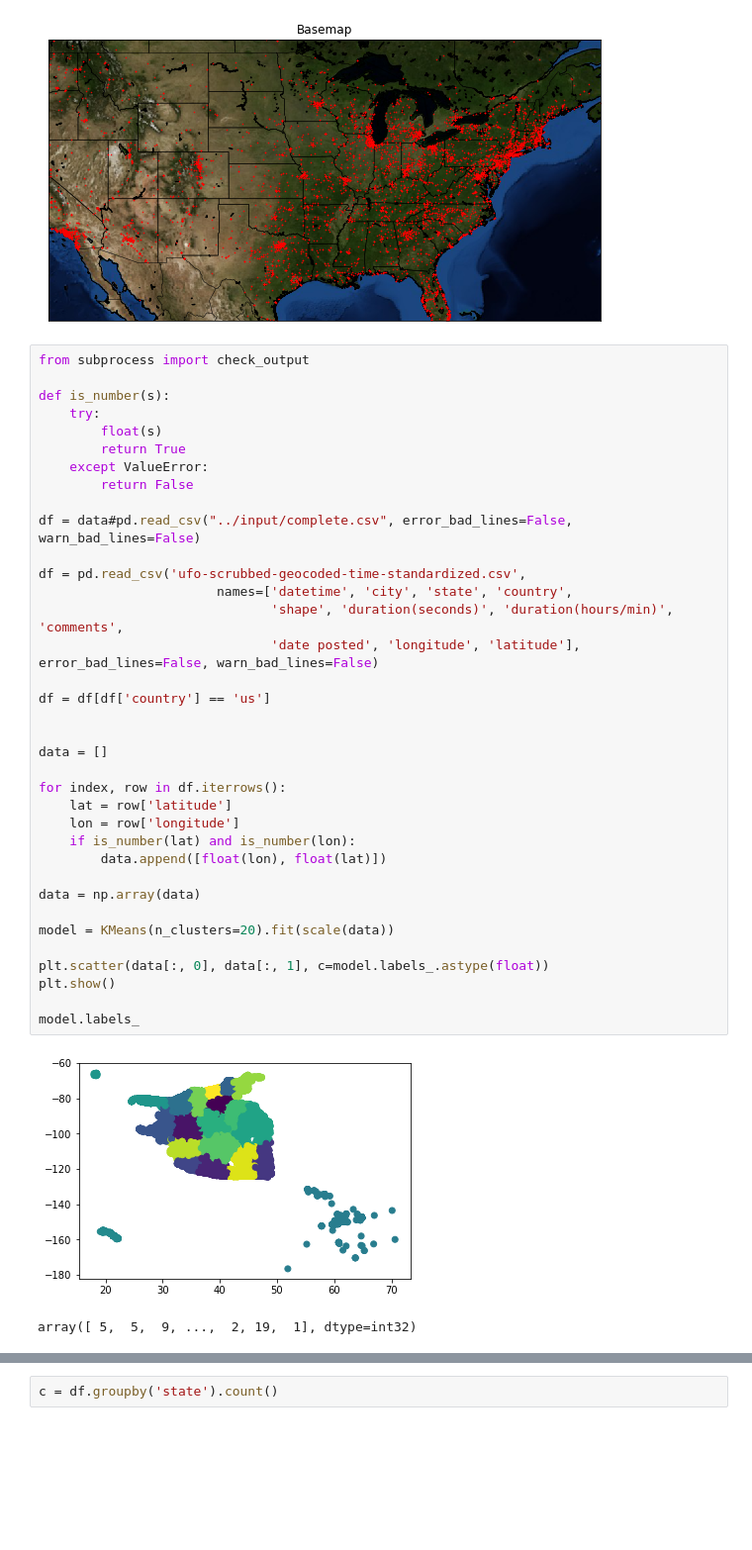
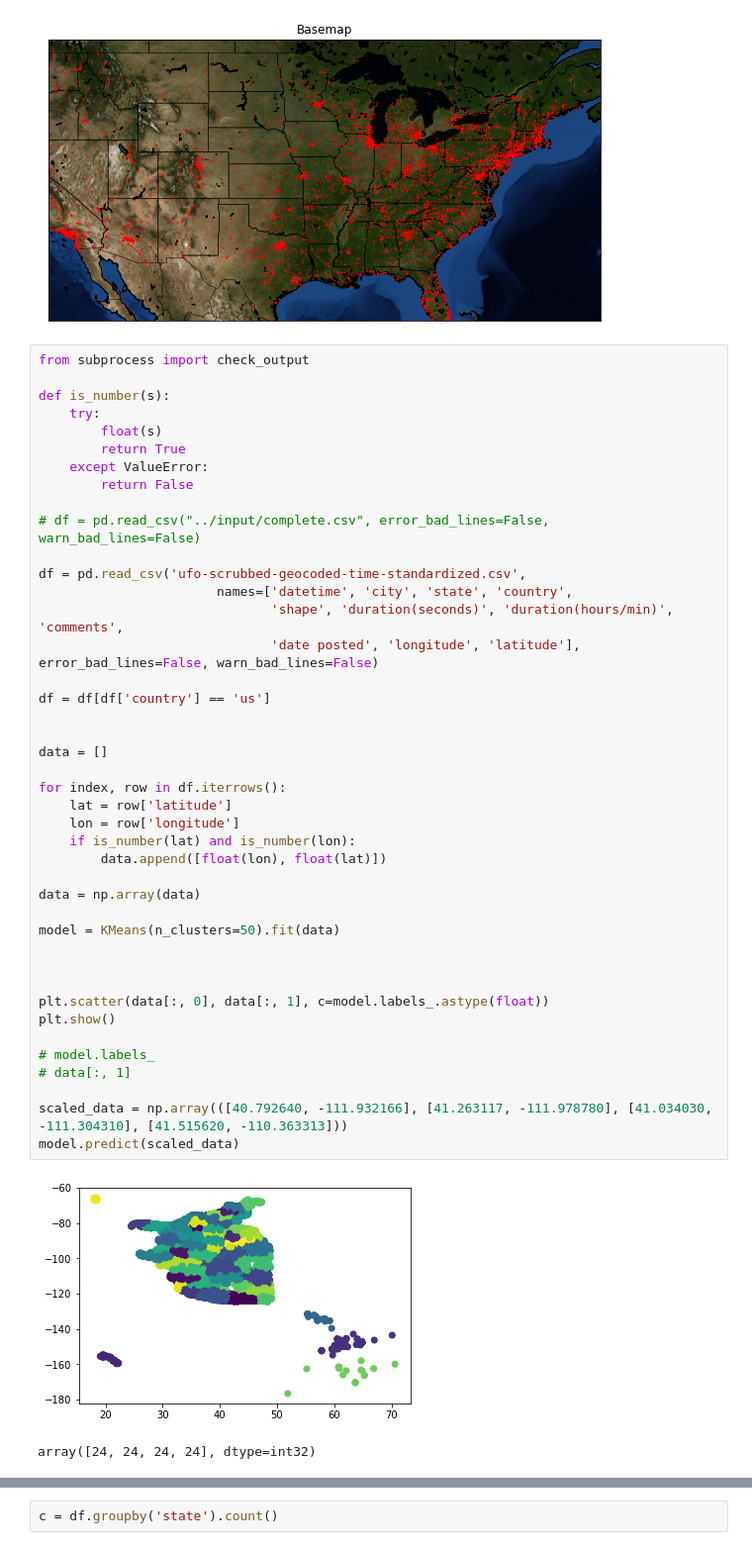
Before and after one commit to jesuszarate/ML-FinalProject, a Jupyter notebook: Jupyter-Notebooks/MappingOfCoordinates.ipynb, the cells around one changed output, grey strips where cells are left out. Shown at 99% size. Drawn from its saved outputs; the diff is of its cells as text; blank space fills up the shorter version.

```diff
--- a/MappingOfCoordinates.ipynb
+++ b/Jupyter-Notebooks/MappingOfCoordinates.ipynb
@@ -97,35 +97,41 @@ def is_number(s):
     try:
         float(s)
         return True
     except ValueError:
         return False
 
-df = data#pd.read_csv("../input/complete.csv", error_bad_lines=False, warn_bad_lines=False)
+# df = pd.read_csv("../input/complete.csv", error_bad_lines=False, warn_bad_lines=False)
 
 df = pd.read_csv('ufo-scrubbed-geocoded-time-standardized.csv',
                        names=['datetime', 'city', 'state', 'country',
                               'shape', 'duration(seconds)', 'duration(hours/min)', 'comments',
                               'date posted', 'longitude', 'latitude'], error_bad_lines=False, warn_bad_lines=False)
 
 df = df[df['country'] == 'us']
 
 
 data = []
 
 for index, row in df.iterrows():
     lat = row['latitude']
     lon = row['longitude']
     if is_number(lat) and is_number(lon):
         data.append([float(lon), float(lat)])
 
 data = np.array(data)
 
-model = KMeans(n_clusters=20).fit(scale(data))
+model = KMeans(n_clusters=50).fit(data)
+
+
 
 plt.scatter(data[:, 0], data[:, 1], c=model.labels_.astype(float))
 plt.show()
 
-model.labels_
+# model.labels_
+# data[:, 1]
+
+scaled_data = np.array(([40.792640, -111.932166], [41.263117, -111.978780], [41.034030, -111.304310], [41.515620, -110.363313]))
+model.predict(scaled_data)
 # %% [output]
-[figure, old version]
+[figure, new version]
-array([ 5,  5,  9, ...,  2, 19,  1], dtype=int32)
+array([24, 24, 24, 24], dtype=int32)
```
Also changed, not shown: parts of 1 cell of this notebook, 3 other files.
